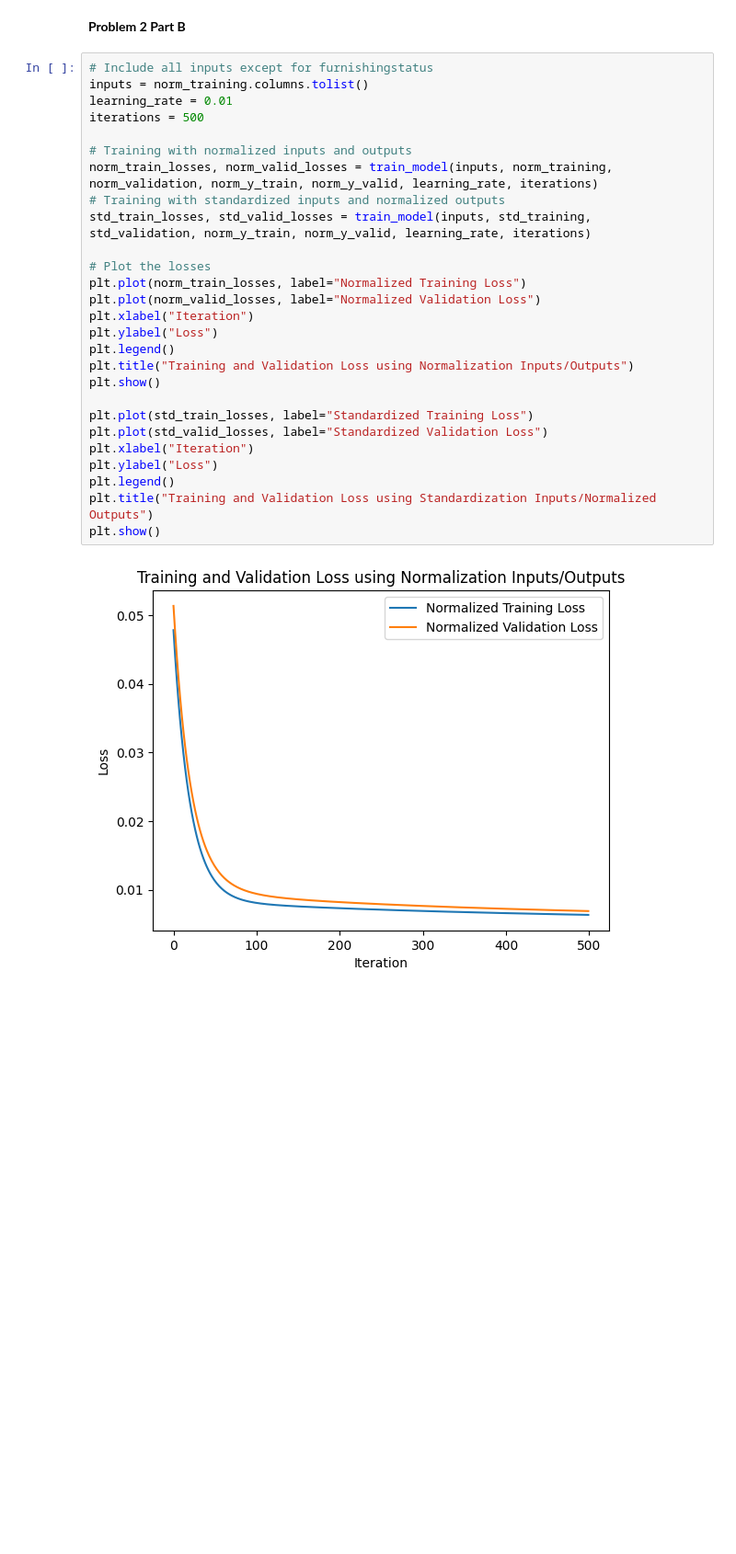
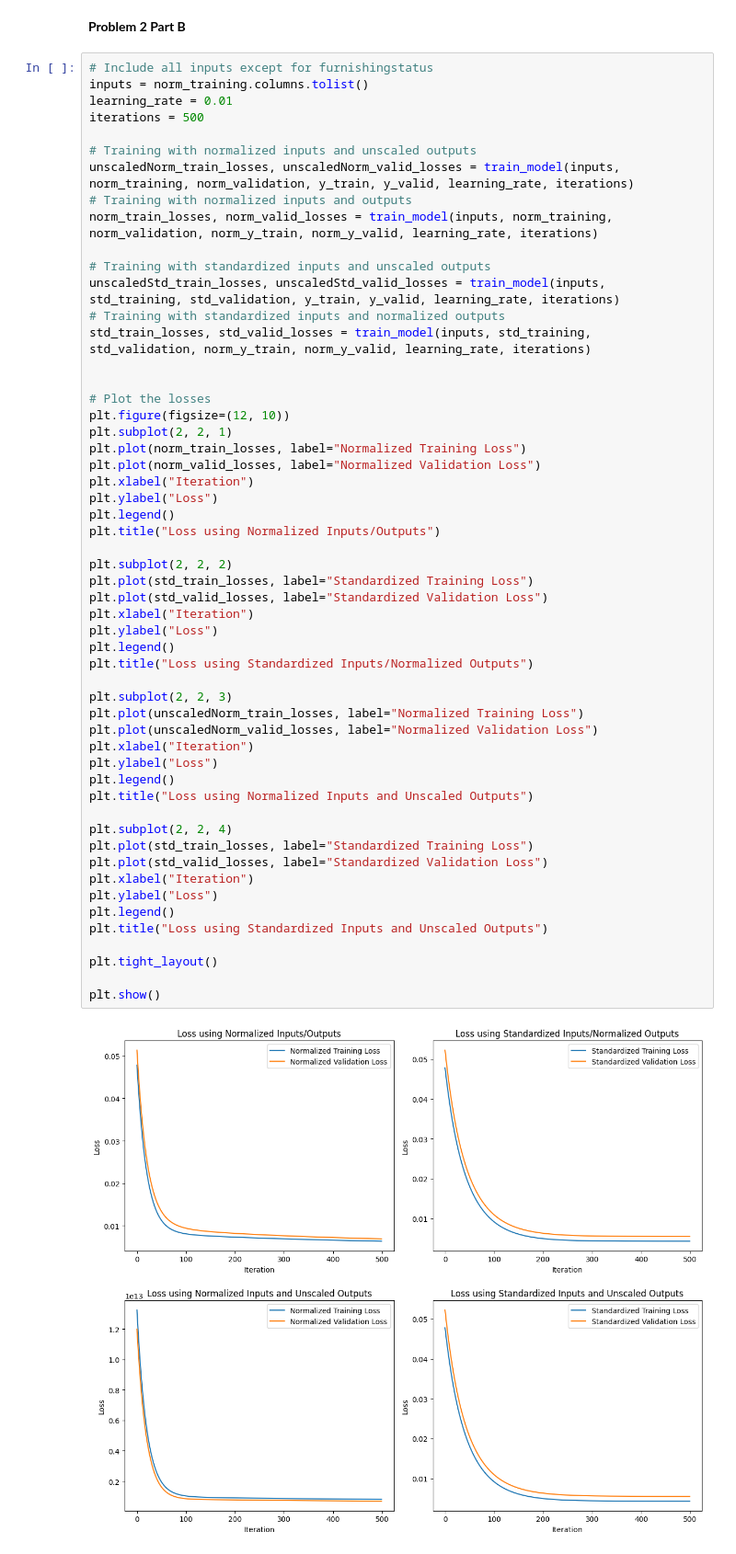
Before and after one commit to Adn02/Intro-to-ML, a Jupyter notebook: Homework/HW2/HW2Q2.ipynb, the cells around one changed output. Shown at 92% size. Cells and saved outputs as stored; diff of their text form; blank space fills up the shorter version.

```diff
--- a/Homework/HW2/HW2Q2.ipynb
+++ b/Homework/HW2/HW2Q2.ipynb
@@ -125,29 +126,56 @@ plt.show()
 # %%
 # Include all inputs except for furnishingstatus
 inputs = norm_training.columns.tolist()
 learning_rate = 0.01
 iterations = 500
 
+# Training with normalized inputs and unscaled outputs
+unscaledNorm_train_losses, unscaledNorm_valid_losses = train_model(inputs, norm_training, norm_validation, y_train, y_valid, learning_rate, iterations)
 # Training with normalized inputs and outputs
 norm_train_losses, norm_valid_losses = train_model(inputs, norm_training, norm_validation, norm_y_train, norm_y_valid, learning_rate, iterations)
+
+# Training with standardized inputs and unscaled outputs
+unscaledStd_train_losses, unscaledStd_valid_losses = train_model(inputs, std_training, std_validation, y_train, y_valid, learning_rate, iterations)
 # Training with standardized inputs and normalized outputs
 std_train_losses, std_valid_losses = train_model(inputs, std_training, std_validation, norm_y_train, norm_y_valid, learning_rate, iterations)
 
+
 # Plot the losses
+plt.figure(figsize=(12, 10))
+plt.subplot(2, 2, 1)
 plt.plot(norm_train_losses, label="Normalized Training Loss")
 plt.plot(norm_valid_losses, label="Normalized Validation Loss")
 plt.xlabel("Iteration")
 plt.ylabel("Loss")
 plt.legend()
-plt.title("Training and Validation Loss using Normalization Inputs/Outputs")
-plt.show()
+plt.title("Loss using Normalized Inputs/Outputs")
 
+plt.subplot(2, 2, 2)
 plt.plot(std_train_losses, label="Standardized Training Loss")
 plt.plot(std_valid_losses, label="Standardized Validation Loss")
 plt.xlabel("Iteration")
 plt.ylabel("Loss")
 plt.legend()
-plt.title("Training and Validation Loss using Standardization Inputs/Normalized Outputs")
+plt.title("Loss using Standardized Inputs/Normalized Outputs")
+
+plt.subplot(2, 2, 3)
+plt.plot(unscaledNorm_train_losses, label="Normalized Training Loss")
+plt.plot(unscaledNorm_valid_losses, label="Normalized Validation Loss")
+plt.xlabel("Iteration")
+plt.ylabel("Loss")
+plt.legend()
+plt.title("Loss using Normalized Inputs and Unscaled Outputs")
+
+plt.subplot(2, 2, 4)
+plt.plot(std_train_losses, label="Standardized Training Loss")
+plt.plot(std_valid_losses, label="Standardized Validation Loss")
+plt.xlabel("Iteration")
+plt.ylabel("Loss")
+plt.legend()
+plt.title("Loss using Standardized Inputs and Unscaled Outputs")
+
+plt.tight_layout()
+
 plt.show()
 # %% [output]
-[figure, old version]
+[figure, new version]
```
Also changed, not shown: parts of 2 cells of this notebook.
